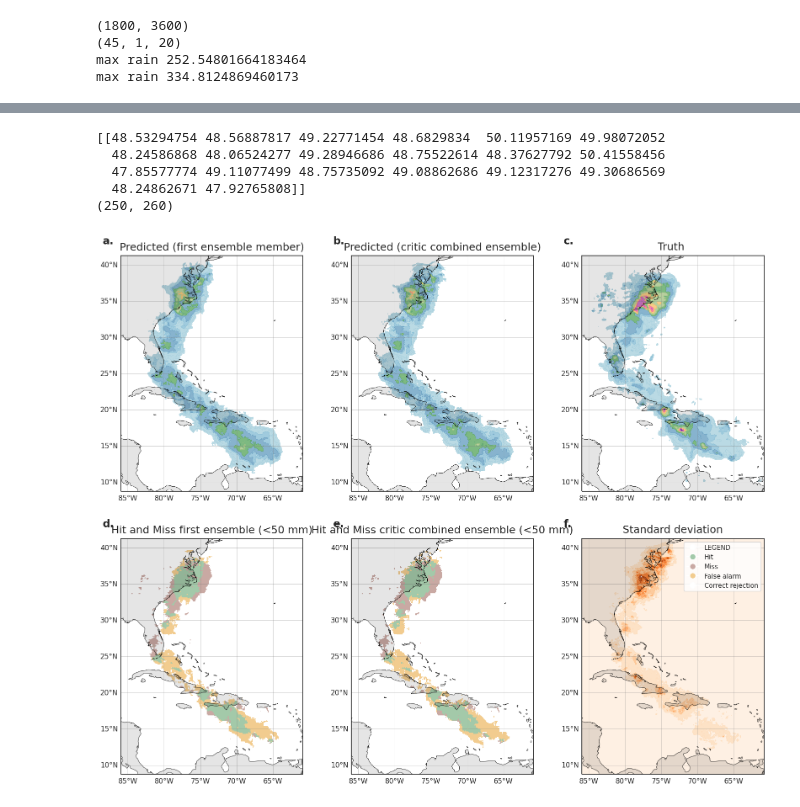
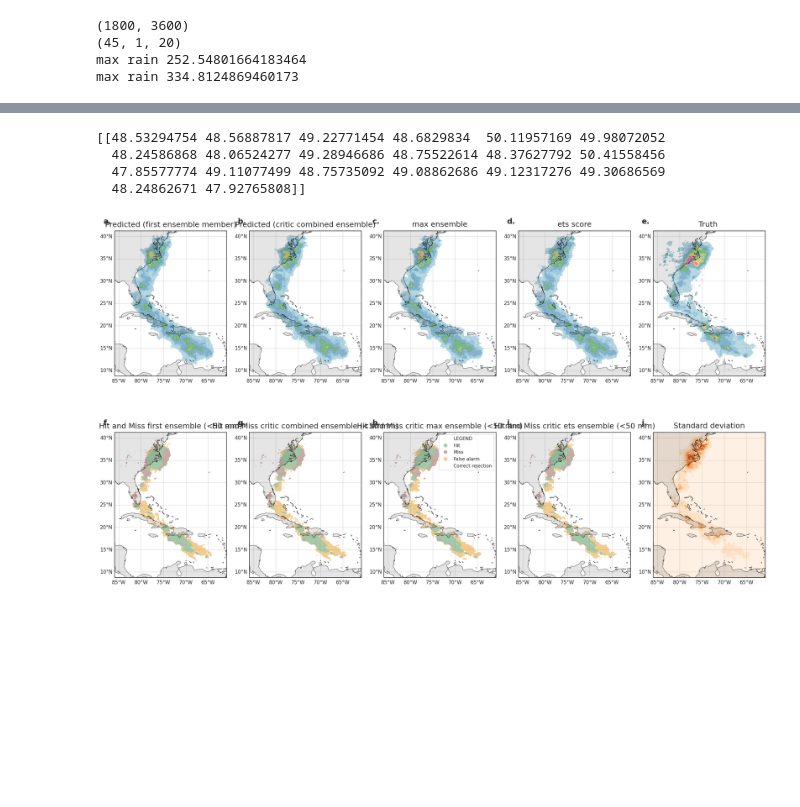
Before and after one commit to vosps/tropical_cyclone, a Jupyter notebook: tracking/7_combine_ensembles.ipynb, the cells around one changed output, grey strips where cells are left out. Drawn from its saved outputs; the diff is of its cells as text; code cells hidden in the pictures; blank space fills up the shorter version.

```diff
--- a/tracking/7_combine_ensembles.ipynb
+++ b/tracking/7_combine_ensembles.ipynb
@@ -268,15 +486,23 @@ accumulated_rain_truth = np.sum(grid_rain_truth,axis=0)
 # superimpose rain onto bigger grid
 n_time_steps,n,m,_ = grid_rain2.shape
 combo_rain = np.zeros((n_time_steps,n,m))
+max_rain = np.zeros((n_time_steps,n,m))
+ets_rain = np.zeros((n_time_steps,n,m))
 print(storm_scores.shape)
 for t in range(n_time_steps):
 	t_scores = storm_scores2[t,:]
 	best_score = np.argmax(t_scores)
 	combo_rain[t,:,:] = grid_rain2[t,:,:,best_score]
+	max_idx = np.argmax(np.sum(grid_rain2[t,:,:,:],axis=(0,1)))
+	max_rain[t,:,:] = grid_rain2[t,:,:,max_idx]
+	ets_idx = np.argmax(ETS_scores[-1][t,:])
+	ets_rain[t,:,:] = grid_rain2[t,:,:,ets_idx]
 
 global_rain = np.zeros((pop.population.shape[0],pop.population.shape[1]))
 global_rain2 = np.zeros((pop.population.shape[0],pop.population.shape[1]))
 global_rain_combo = np.zeros((pop.population.shape[0],pop.population.shape[1]))
+global_rain_max = np.zeros((pop.population.shape[0],pop.population.shape[1]))
+global_rain_ets = np.zeros((pop.population.shape[0],pop.population.shape[1]))
 global_rain_truth = np.zeros((pop.population.shape[0],pop.population.shape[1]))
 
 storm_lons = grid_x
@@ -284,6 +510,8 @@ storm_lats = grid_y
 storm_rain = accumulated_rain
 storm_rain2 = accumulated_rain2
 storm_rain_combo = np.sum(combo_rain,axis=0)
+storm_rain_max = np.sum(max_rain,axis=0)
+storm_rain_ets = np.sum(ets_rain,axis=0)
 storm_rain_truth = accumulated_rain_truth
 
 Mlon = storm_lons[-1,-1]
@@ -302,6 +530,8 @@ sel = [slice(Xspan[0], Xspan[1] + 1), slice(Yspan[0], Yspan[1] + 1)]
 global_rain[sel[1],sel[0]] = storm_rain
 global_rain2[sel[1],sel[0]] = storm_rain2
 global_rain_combo[sel[1],sel[0]] = storm_rain_combo
+global_rain_max[sel[1],sel[0]] = storm_rain_max
+global_rain_ets[sel[1],sel[0]] = storm_rain_ets
 global_rain_truth[sel[1],sel[0]] = storm_rain_truth
 
 
@@ -410,13 +572,12 @@ ETS:  0.39669000573361957
 
 # ensemble_combo = np.sum(combo_rain,axis=0)
 print(t_scores)
-print(ensemble_combo.shape)
+# print(ensemble_combo.shape)
 # %% [output]
 [[48.53294754 48.56887817 49.22771454 48.6829834  50.11957169 49.98072052
   48.24586868 48.06524277 49.28946686 48.75522614 48.37627792 50.41558456
   47.85577774 49.11077499 48.75735092 49.08862686 49.12317276 49.30686569
   48.24862671 47.92765808]]
-(250, 260)
 # %%
 # TODO
 # the question is, what level of extreme rainfall can we be confident in calculating the exposure to?
@@ -439,7 +600,7 @@ vmin=0
 vmax=300
 
 
-fig, axes = plt.subplots(2,3,figsize=(20,16),subplot_kw={'projection': ccrs.PlateCarree()})
+fig, axes = plt.subplots(2,5,figsize=(28,16),subplot_kw={'projection': ccrs.PlateCarree()})
 
 rain1 = np.sum(grid_rain2[:,:,:,0],axis=0) > 50
 rain2 = np.sum(grid_rain_truth,axis=0) > 50
@@ -456,6 +617,22 @@ miss = (rain1 == False) & (rain2 == True)
 false_alarm = (rain1 == True) & (rain2 == False)
 correct_rejection = (rain1 == False) & (rain2 == False)
 rain_data_combo = hit + 2* miss + 3* false_alarm + 4*correct_rejection
+
+rain1 = storm_rain_max > 50
+rain2 = np.sum(grid_rain_truth,axis=0) > 50
+hit = (rain1 == True) & (rain2 == True)
+miss = (rain1 == False) & (rain2 == True)
+false_alarm = (rain1 == True) & (rain2 == False)
+correct_rejection = (rain1 == False) & (rain2 == False)
+rain_data_max = hit + 2* miss + 3* false_alarm + 4*correct_rejection
+
+rain1 = storm_rain_ets > 50
+rain2 = np.sum(grid_rain_truth,axis=0) > 50
+hit = (rain1 == True) & (rain2 == True)
+miss = (rain1 == False) & (rain2 == True)
+false_alarm = (rain1 == True) & (rain2 == False)
+correct_rejection = (rain1 == False) & (rain2 == False)
+rain_data_ets = hit + 2* miss + 3* false_alarm + 4*correct_rejection
 
 # Create a colormap with distinct colors
 colors = ['white', '#A3C9A9', '#C9A9A3', '#f2cc8f','white']
@@ -475,22 +652,33 @@ axes[0,0].contourf(grid_x,grid_y,np.sum(grid_rain2[:,:,:,0],axis=0),vmin=vmin,vm
 axes[0,1].contourf(grid_x,grid_y,storm_rain_combo,vmin=vmin,vmax=vmax,levels=levels,cmap = precip_cmap, transform=ccrs.PlateCarree(),alpha=0.8)
 
 # third panel
-m = axes[0,2].contourf(grid_x,grid_y,np.sum(grid_rain_truth,axis=0),vmin=vmin,vmax=vmax,levels=levels,cmap = precip_cmap, transform=ccrs.PlateCarree(),alpha=0.8)
+axes[0,2].contourf(grid_x,grid_y,storm_rain_max,vmin=vmin,vmax=vmax,levels=levels,cmap = precip_cmap, transform=ccrs.PlateCarree(),alpha=0.8)
 
 # fourth panel
+axes[0,3].contourf(grid_x,grid_y,storm_rain_ets,vmin=vmin,vmax=vmax,levels=levels,cmap = precip_cmap, transform=ccrs.PlateCarree(),alpha=0.8)
+
+# fifth panel
+m = axes[0,4].contourf(grid_x,grid_y,np.sum(grid_rain_truth,axis=0),vmin=vmin,vmax=vmax,levels=levels,cmap = precip_cmap, transform=ccrs.PlateCarree(),alpha=0.8)
+
+# sixth panel
 h = axes[1,0].pcolormesh(grid_x,grid_y,rain_data_mwgan_parts12,cmap=cmap, transform=ccrs.PlateCarree(), shading='auto', norm=norm)
 
 # axes[1,1].contourf(grid_x,grid_y,np.sum(grid_rain2[:,:,:,0],axis=0),vmin=vmin,vmax=vmax,levels=levels,cmap = precip_cmap, transform=ccrs.PlateCarree(),alpha=0.8)
-# fifth panel
+# seventh panel
 h = axes[1,1].pcolormesh(grid_x,grid_y,rain_data_combo,cmap=cmap, transform=ccrs.PlateCarree(), shading='auto', norm=norm)
 
+# eigth panel hit and miss mwgan part 1 and 2
+axes[1,2].pcolormesh(grid_x,grid_y,rain_data_max,cmap=cmap, transform=ccrs.PlateCarree(), shading='auto', norm=norm)
 
-# sixth panel hit and miss mwgan part 1 and 2
+# ninth panel
+axes[1,3].pcolormesh(grid_x,grid_y,rain_data_ets,cmap=cmap, transform=ccrs.PlateCarree(), shading='auto', norm=norm)
+
+# tenth panel
 stand_dev = np.std(np.sum(grid_rain2[:,:,:,:],axis=0),axis=-1)
-axes[1,2].contourf(grid_x,grid_y,stand_dev,vmin=0,vmax=40,levels=[0,5,10,15,20,30,40],cmap = 'Oranges', transform=ccrs.PlateCarree(),alpha=0.8)
+axes[1,4].contourf(grid_x,grid_y,stand_dev,vmin=0,vmax=40,levels=[0,5,10,15,20,30,40],cmap = 'Oranges', transform=ccrs.PlateCarree(),alpha=0.8)
 
 
-for i in range(3):
+for i in range(5):
 	for j in range(2):
 		axes[j,i].add_feature(cfeature.COASTLINE,linewidth=0.5)
 		axes[j,i].add_feature(cfeature.LAND, zorder=100,color='black',alpha=0.1)
@@ -513,39 +701,47 @@ for i in range(3):
 		axes[j,i].set_extent([grid_x[0,0], grid_x[-1,-1], grid_y[0,0], grid_y[-1,-1]], crs=ccrs.PlateCarree())
 	# ax.set_title('Hit and Miss',fontsize=18,pad=15)
 
 axes[0,0].text(-0.1, 1.05, 'a.', transform=axes[0,0].transAxes, size=18, weight='bold')
 axes[0,1].text(-0.1, 1.05, 'b.', transform=axes[0,1].transAxes, size=18, weight='bold')
 axes[0,2].text(-0.1, 1.05, 'c.', transform=axes[0,2].transAxes, size=18, weight='bold')
-axes[1,0].text(-0.1, 1.05, 'd.', transform=axes[1,0].transAxes, size=18, weight='bold')
-axes[1,1].text(-0.1, 1.05, 'e.', transform=axes[1,1].transAxes, size=18, weight='bold')
-axes[1,2].text(-0.1, 1.05, 'f.', transform=axes[1,2].transAxes, size=18, weight='bold')
+axes[0,3].text(-0.1, 1.05, 'd.', transform=axes[0,3].transAxes, size=18, weight='bold')
+axes[0,4].text(-0.1, 1.05, 'e.', transform=axes[0,4].transAxes, size=18, weight='bold')
+axes[1,0].text(-0.1, 1.05, 'f.', transform=axes[1,0].transAxes, size=18, weight='bold')
+axes[1,1].text(-0.1, 1.05, 'g.', transform=axes[1,1].transAxes, size=18, weight='bold')
+axes[1,2].text(-0.1, 1.05, 'h.', transform=axes[1,2].transAxes, size=18, weight='bold')
+axes[1,3].text(-0.1, 1.05, 'i.', transform=axes[1,3].transAxes, size=18, weight='bold')
+axes[1,4].text(-0.1, 1.05, 'j.', transform=axes[1,4].transAxes, size=18, weight='bold')
 legend_labels = ['LEGEND', 'Hit', 'Miss', 'False alarm','Correct rejection']
 legend_handles = [plt.Line2D([0], [0], marker='o', color='w', label=label, markerfacecolor=color, markersize=10) for color, label in zip(colors, legend_labels)]
 axes[1,2].legend(handles=legend_handles, loc='upper right')
 
 axes[0,0].set_title('Predicted (first ensemble member)',fontsize=18,pad=10)
 axes[0,1].set_title('Predicted (critic combined ensemble)',fontsize=18,pad=10)
-axes[0,2].set_title('Truth ',fontsize=18,pad=10)
+axes[0,2].set_title('max ensemble',fontsize=18,pad=10)
+axes[0,3].set_title('ets score',fontsize=18,pad=10)
+axes[0,4].set_title('Truth ',fontsize=18,pad=10)
 axes[1,0].set_title('Hit and Miss first ensemble (<50 mm)',fontsize=18,pad=10)
 axes[1,1].set_title('Hit and Miss critic combined ensemble (<50 mm)',fontsize=18,pad=10)
-axes[1,2].set_title('Standard deviation',fontsize=18,pad=10)
+axes[1,2].set_title('Hit and Miss critic max ensemble (<50 mm)',fontsize=18,pad=10)
+axes[1,3].set_title('Hit and Miss critic ets ensemble (<50 mm)',fontsize=18,pad=10)
+axes[1,4].set_title('Standard deviation',fontsize=18,pad=10)
 
 # cbar = plt.colorbar(m,fraction=1.5, pad=-0.7,cmap=precip_cmap,ticks=levels,boundaries=levels, format='%1i',cax=axes[0])
 # cbar.ax.tick_params(labelsize=8,width=0.5)
 # cbar.ax.tick_params(labelsize=20)
 
 # cbar = plt.colorbar(m,fraction=1.5, pad=-0.7,cmap=precip_cmap,ticks=levels,boundaries=levels, format='%1i',cax=axes[1])
 # cbar.ax.tick_params(labelsize=8,width=0.5)
 # cbar.ax.tick_params(labelsize=20)
 
 
 plt.savefig('figure_7d_combination.png',bbox_inches='tight')
 
 # TODO: compare hit miss and ets of combined score vs max and first,second,third etc
 
 # TODO: rainfall is gamma distribution so std not that meaningful, so plot most probable rainfall (not mean) up to 95th percentile
 # %% [output]
-[figure, old version]
+[figure, new version]
 # %%
 # False alarm rate is so low becuase there are a lot of cells with correct rejection
 
```
Also changed, not shown: parts of 29 cells of this notebook, 20 other files.
